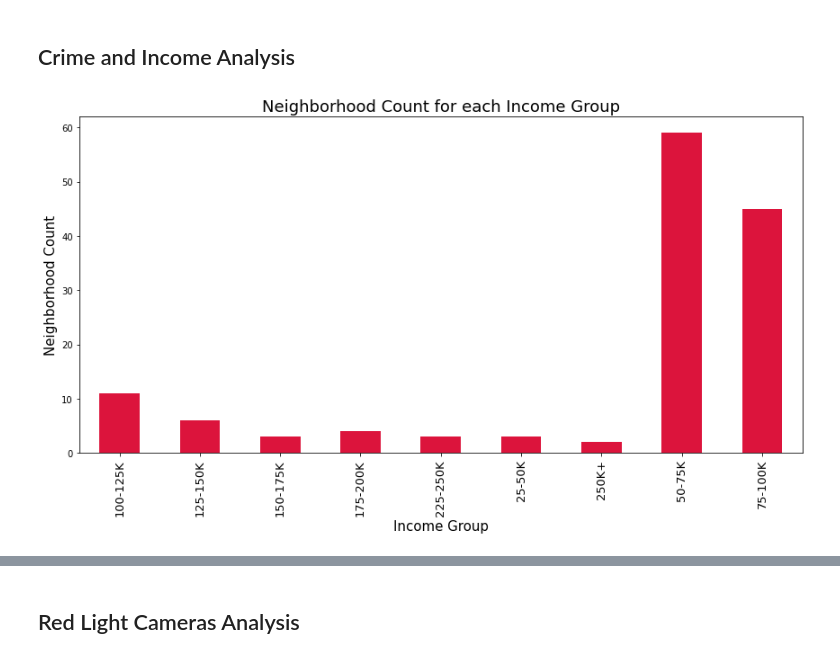
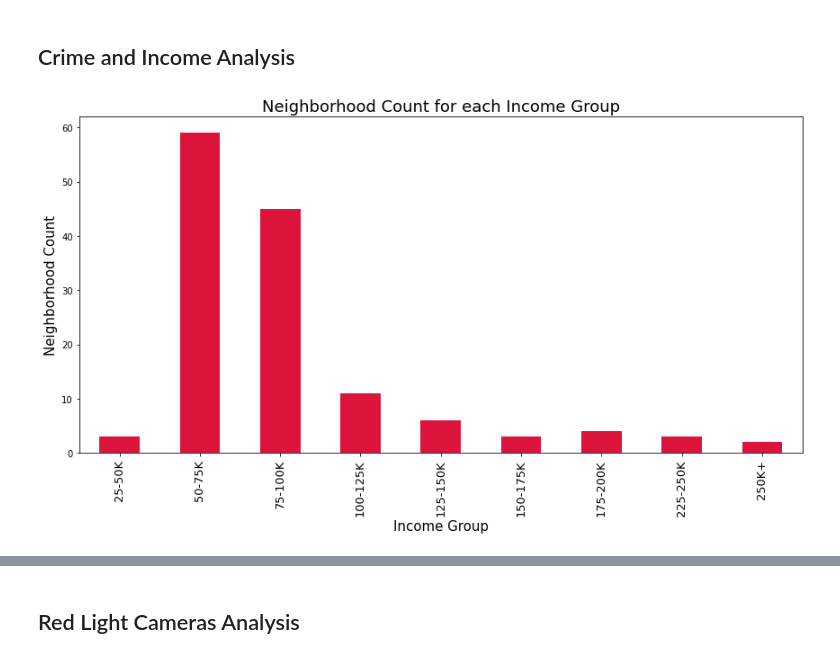
Before and after one commit to saif-gorges/GTA-Crime-and-Income-Analysis, a Jupyter notebook: Final Analysis.ipynb, the cells around one changed output, grey strips where cells are left out. Saved outputs shown, nothing was run; the diff lists cells and outputs as text; code cells hidden in the pictures.

```diff
--- a/Final Analysis.ipynb
+++ b/Final Analysis.ipynb
@@ -114,23 +114,23 @@ print(p)
 # %%
 #Sort the data on Income
 sorted_df = final_df.sort_values("Average_Income", ascending = True)
 
 #Count Neighborhoods for each Income group and append it to our dataframe
-count_neighborhood_df = sorted_df.groupby(["Income Group"])["Neighbourhood"].count().replace(0,np.nan).dropna().astype(int)
+count_neighborhood_df = sorted_df.groupby(["Income Group"], sort=False)["Neighbourhood"].count().replace(0,np.nan).dropna().astype(int)
 
 #Plot the bar graph showing count of neighborhoods for each Income Range
 count_neighborhood_df.plot(kind ='bar',color = 'crimson',figsize=(12,7))
 
 # Set labels for axes
 plt.xticks(rotation=90,fontsize = 13)
 plt.xlabel("Income Group",fontsize = 15)
 plt.ylabel("Neighborhood Count",fontsize = 15)
 plt.title("Neighborhood Count for each Income Group",fontsize = 18)
 
 #Display resulting plot
 plt.tight_layout()
 plt.show()
 # %% [output]
-[figure, old version]
+[figure, new version]
 # %%
 #Fetch sum of each crime type for each Income Range
```
Also changed, not shown: parts of 3 cells of this notebook.
